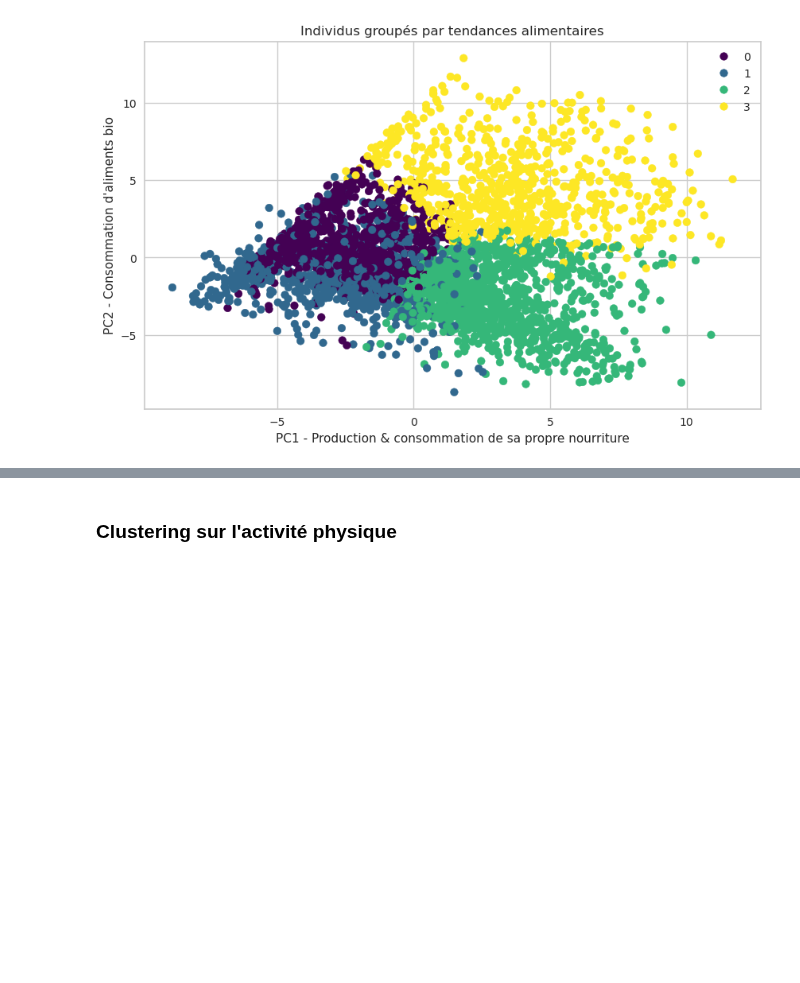
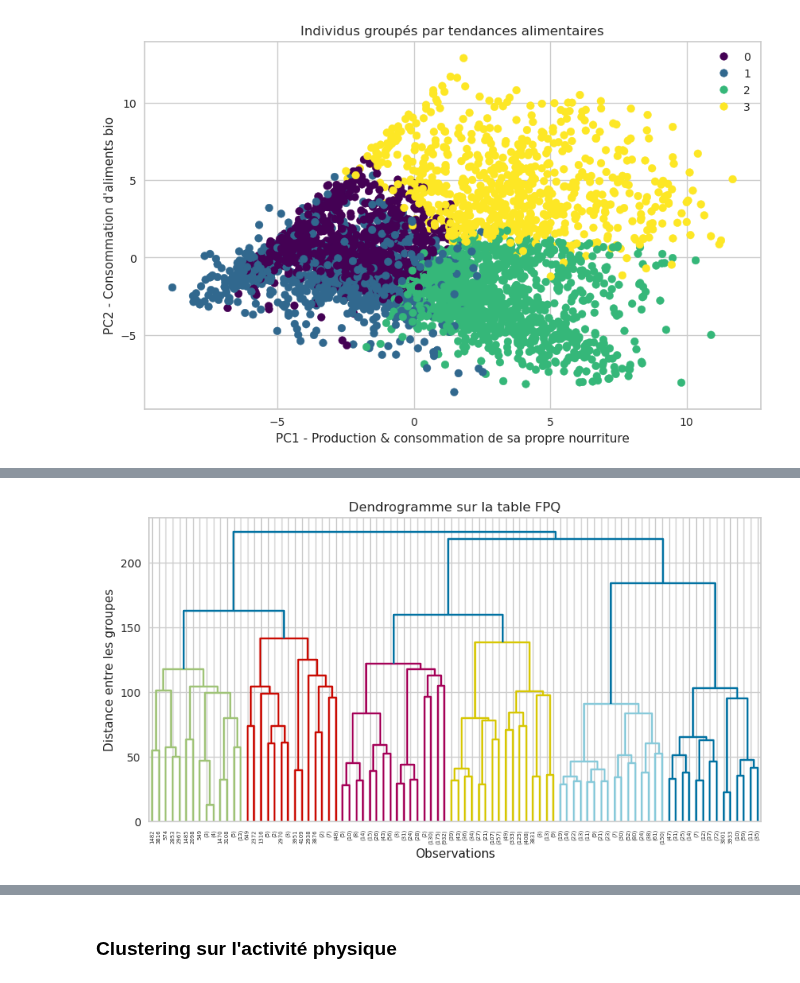
Before and after one commit to InseeFrLab/funathon2023_sujet3, a Jupyter notebook: clustering_corrige.ipynb, the cells around one changed output, grey strips where cells are left out. Saved outputs shown, nothing was run; the diff lists cells and outputs as text; code cells hidden in the pictures; blank space fills up the shorter version.

```diff
--- a/clustering_corrige.ipynb
+++ b/clustering_corrige.ipynb
@@ -228,0 +232,17 @@ plt.show()
+# %%
+# Utiliser la méthode linkage pour effectuer le clustering hiérarchique
+cah = linkage(habitudes_indiv_for_clustering_array, method='ward')
+# %%
+profondeur_dendrogramme_a_afficher = 6
+
+# Afficher le dendrogramme
+plt.figure(figsize=(10, 5))
+dendrogram(cah,
+           truncate_mode='level',
+           p=profondeur_dendrogramme_a_afficher)
+plt.title("Dendrogramme sur la table FPQ")
+plt.xlabel("Observations")
+plt.ylabel("Distance entre les groupes")
+plt.show()
+# %% [output]
+[figure, added]
```
Also changed, not shown: parts of 30 cells of this notebook, 2 other files.
